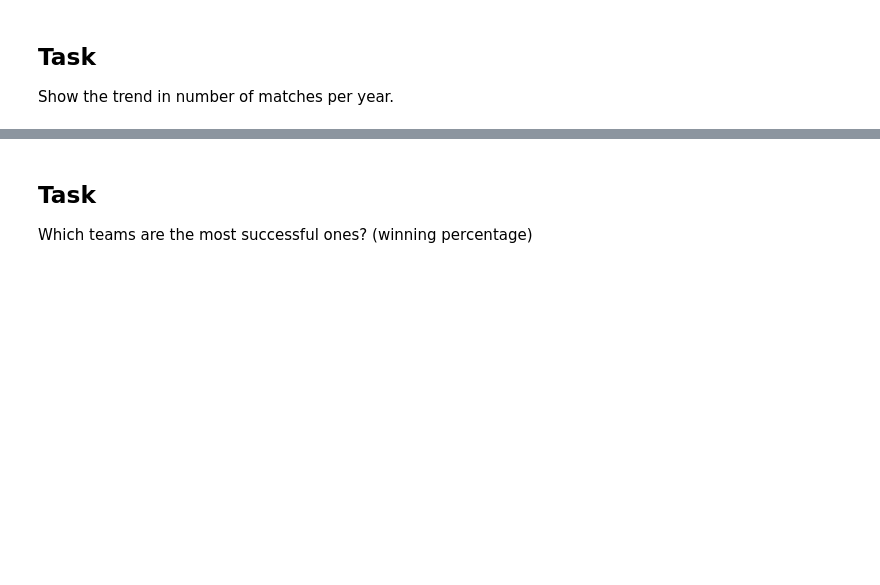
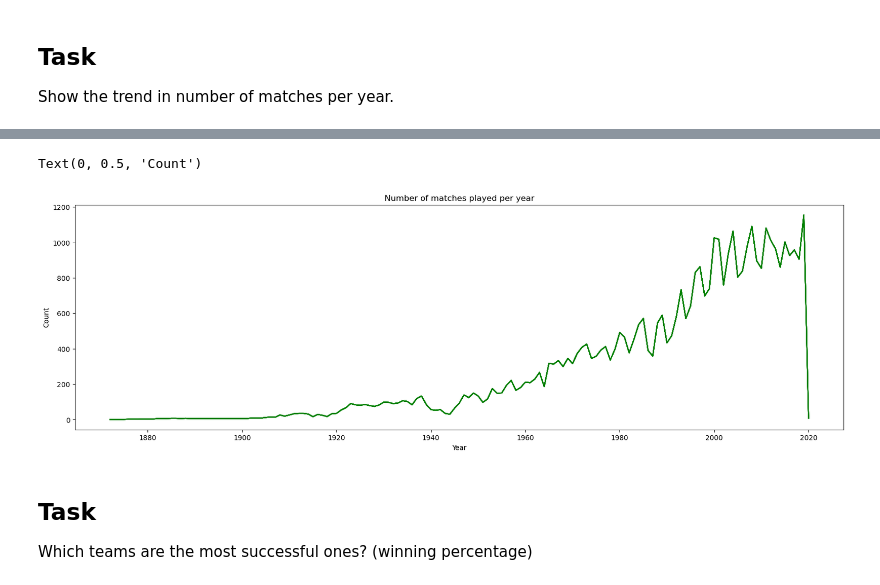
Before and after one commit to TasneemYou/dataviz_exercises, a Jupyter notebook: dataviz_challenge.ipynb, the cells around one changed output, grey strips where cells are left out. Cells and saved outputs as stored; diff of their text form; code cells hidden in the pictures; blank space fills up the shorter version.

```diff
--- a/dataviz_challenge.ipynb
+++ b/dataviz_challenge.ipynb
@@ -69,3 +204,14 @@ Show the trend in number of matches per year.
+# %%
+df['year'] = pd.DatetimeIndex(df['date']).year
+# %%
+plt.figure(figsize=(20,6),dpi=100)
+plt.plot(df.groupby('year').count(),'-g')
+plt.title('Number of matches played per year')
+plt.xlabel('Year')
+plt.ylabel('Count')
+# %% [output]
+Text(0, 0.5, 'Count')
+[figure, added]
 # %% [markdown]
 ## Task
 Which teams are the most successful ones? (winning percentage)
```
Also changed, not shown: parts of 22 cells of this notebook.
